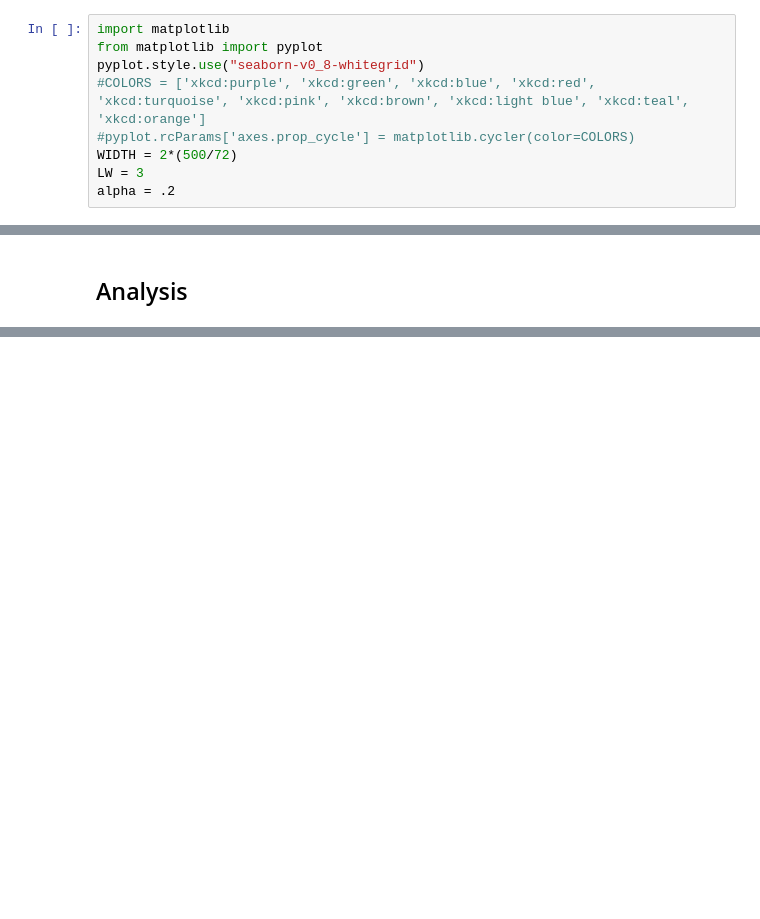
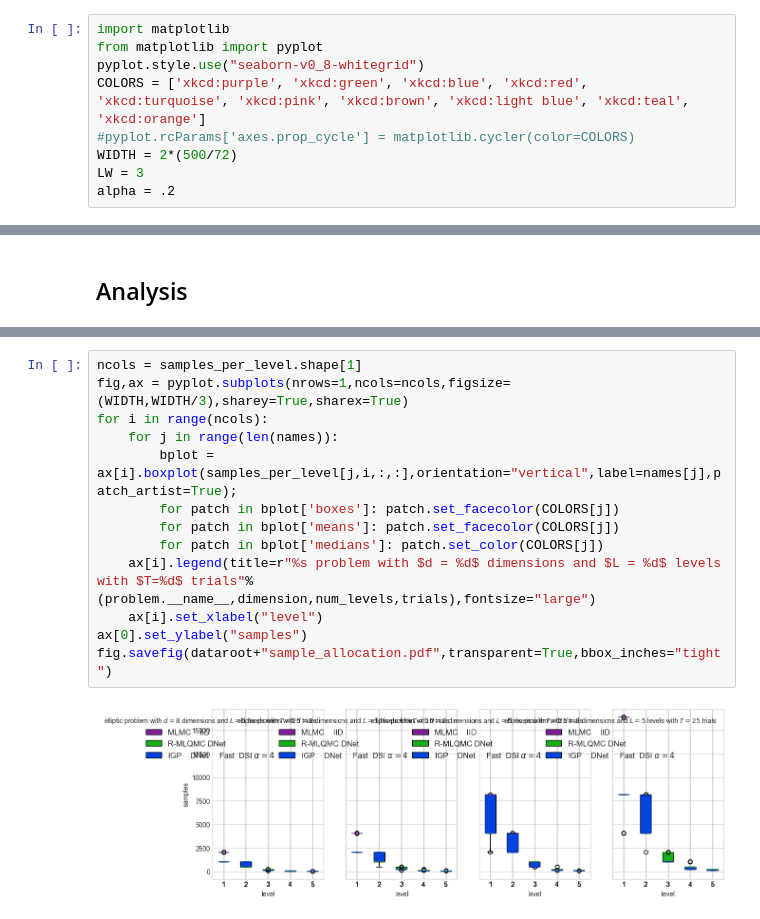
Before and after one commit to sandialabs/mlqmcpy, a Jupyter notebook: examples/budgeted_comparison.ipynb, the cells around one changed output, grey strips where cells are left out. Drawn from its saved outputs; the diff is of its cells as text; blank space fills up the shorter version.

```diff
--- a/examples/budgeted_comparison.ipynb
+++ b/examples/budgeted_comparison.ipynb
@@ -14,7 +14,7 @@ import os
 import matplotlib
 from matplotlib import pyplot
 pyplot.style.use("seaborn-v0_8-whitegrid")
-#COLORS = ['xkcd:purple', 'xkcd:green', 'xkcd:blue', 'xkcd:red', 'xkcd:turquoise', 'xkcd:pink', 'xkcd:brown', 'xkcd:light blue', 'xkcd:teal', 'xkcd:orange']
+COLORS = ['xkcd:purple', 'xkcd:green', 'xkcd:blue', 'xkcd:red', 'xkcd:turquoise', 'xkcd:pink', 'xkcd:brown', 'xkcd:light blue', 'xkcd:teal', 'xkcd:orange']
 #pyplot.rcParams['axes.prop_cycle'] = matplotlib.cycler(color=COLORS)
 WIDTH = 2*(500/72)
 LW = 3
@@ -205,3 +208,18 @@ as only the FastMultiTaskGaussianProcessMLQMCIterator stays within budget, the r
+# %%
+ncols = samples_per_level.shape[1]
+fig,ax = pyplot.subplots(nrows=1,ncols=ncols,figsize=(WIDTH,WIDTH/3),sharey=True,sharex=True)
+for i in range(ncols):
+    for j in range(len(names)):
+        bplot = ax[i].boxplot(samples_per_level[j,i,:,:],orientation="vertical",label=names[j],patch_artist=True);
+        for patch in bplot['boxes']: patch.set_facecolor(COLORS[j])
+        for patch in bplot['means']: patch.set_facecolor(COLORS[j])
+        for patch in bplot['medians']: patch.set_color(COLORS[j])
+    ax[i].legend(title=r"%s problem with $d = %d$ dimensions and $L = %d$ levels with $T=%d$ trials"%(problem.__name__,dimension,num_levels,trials),fontsize="large")
+    ax[i].set_xlabel("level")
+ax[0].set_ylabel("samples")
+fig.savefig(dataroot+"sample_allocation.pdf",transparent=True,bbox_inches="tight")
+# %% [output]
+[figure, added]
 # %%
 confidence = .95
 beta = scipy.stats.norm.ppf(1-(1-confidence)/2)
```
Also changed, not shown: parts of 6 cells of this notebook, 3 other files.
